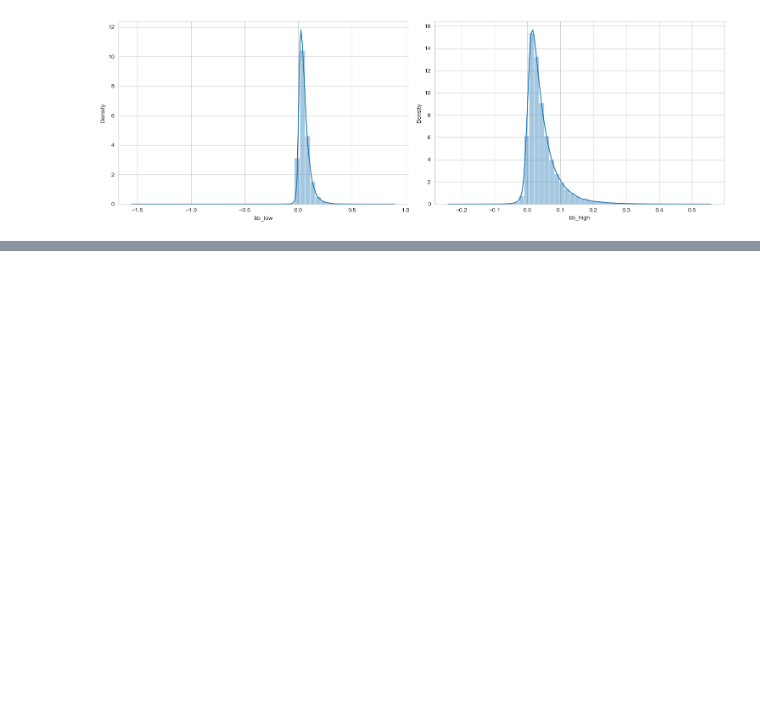
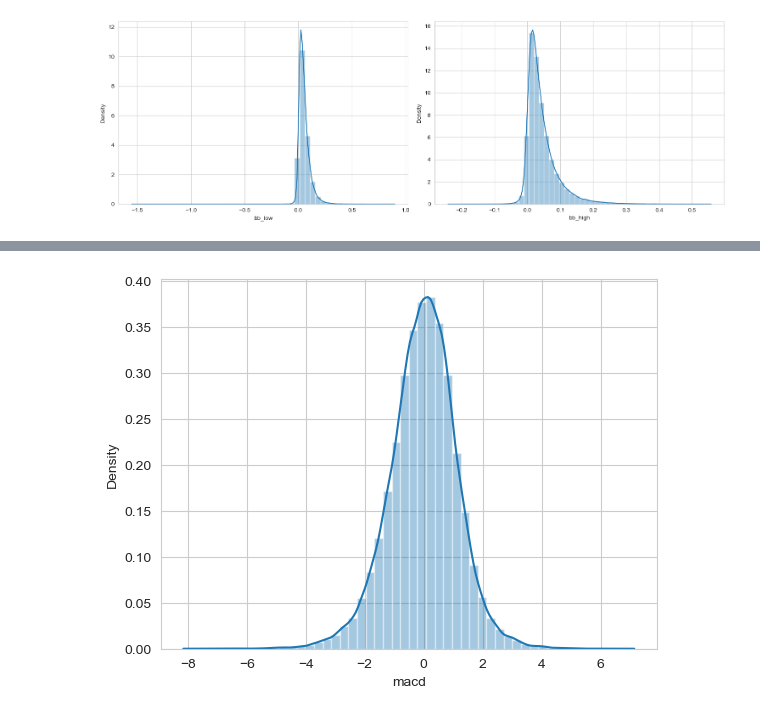
Before and after one commit to SaumikDana/Machine_Learning_Trading, a Jupyter notebook: prepping_data.ipynb, the cells around one changed output, grey strips where cells are left out. Drawn from its saved outputs; the diff is of its cells as text; code cells hidden in the pictures; blank space fills up the shorter version.

```diff
--- a/prepping_data.ipynb
+++ b/prepping_data.ipynb
@@ -123,0 +139,18 @@ plt.tight_layout();
+# %%
+
+# Compute Moving Average Convergence/Divergence
+
+def compute_macd(close):
+    macd = MACD(close)[0]
+    return (macd - np.mean(macd))/np.std(macd)
+
+prices['macd'] = (prices
+                  .groupby('ticker', group_keys=False)
+                  .close
+                  .apply(compute_macd))
+
+prices.macd.describe(percentiles=[.001, .01, .02, .03, .04, .05, .95, .96, .97, .98, .99, .999]).apply(lambda x: f'{x:,.1f}')
+
+sns.distplot(prices[prices.dollar_vol_rank<100].macd.dropna());
+# %% [output]
+[figure, added]
```
Also changed, not shown: parts of 5 cells of this notebook, 1 other file.
